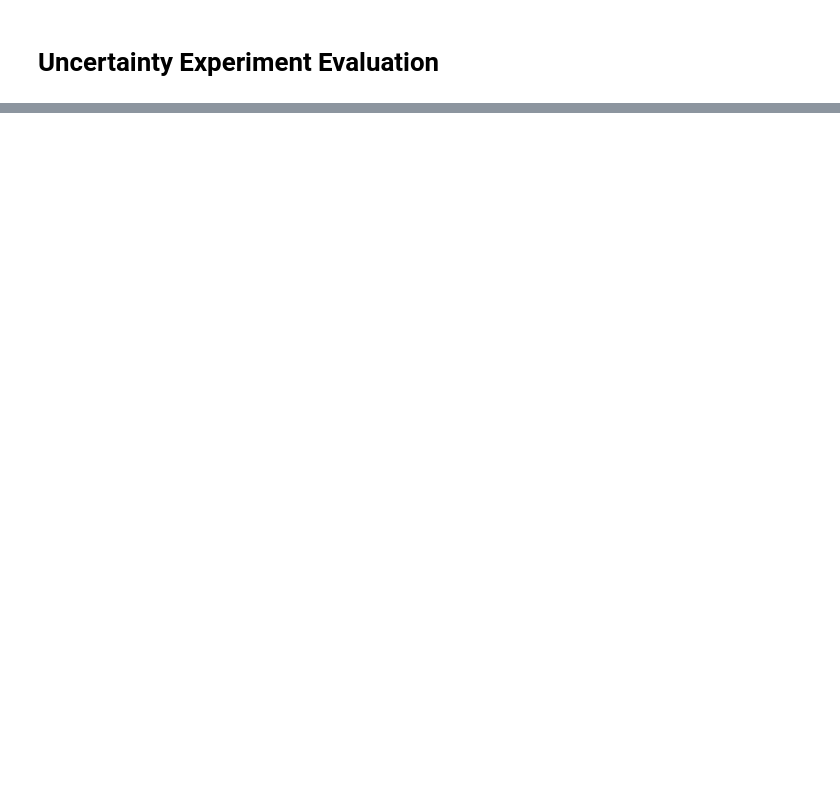
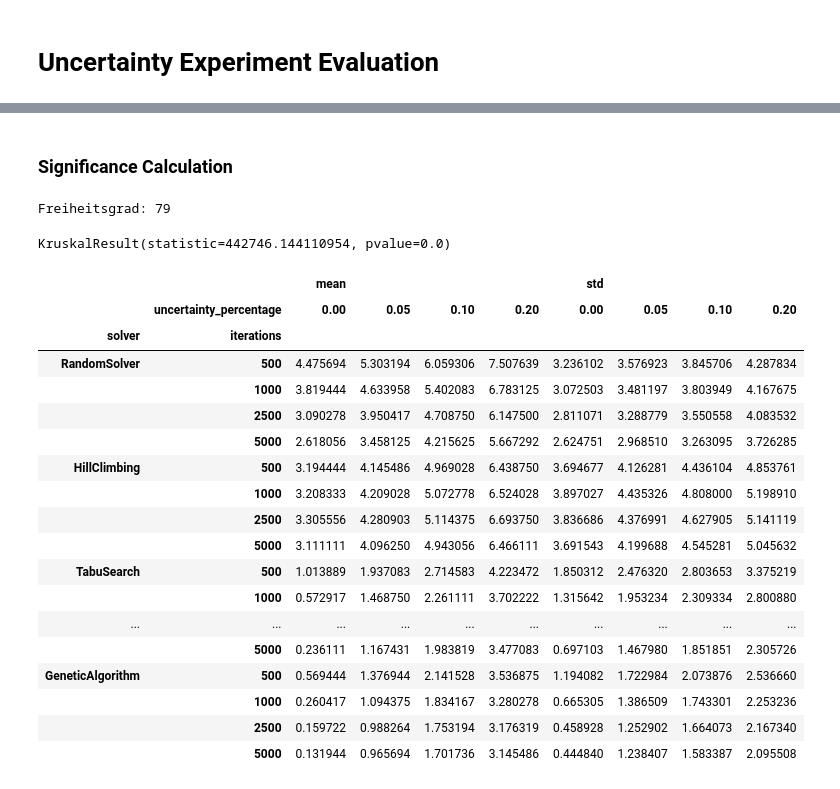
Before and after one commit to ReneKB/mrcpsp-framework, a Jupyter notebook: evaluation/uncertainty.ipynb, the cells around one changed output, grey strips where cells are left out. Drawn from its saved outputs; the diff is of its cells as text; code cells hidden in the pictures; blank space fills up the shorter version.

```diff
--- a/evaluation/uncertainty.ipynb
+++ b/evaluation/uncertainty.ipynb
@@ -19,0 +39,38 @@ NameError: name 'file' is not defined
+# %% [markdown]
+### Significance Calculation
+# %%
+list = []
+df_grouped_proactive_solver_iterations.apply(lambda df: list.append(df))
+freiheitsgrad = len(list) - 1
+print("Freiheitsgrad:", freiheitsgrad)
+
+stats.kruskal(*list)
+# %% [output]
+Freiheitsgrad: 79
+KruskalResult(statistic=442746.144110954, pvalue=0.0)
+# %%
+proactive_describe = df_grouped_proactive_solver_iterations.describe()[['mean', 'std']]
+
+# print(proactive_describe.to_latex(float_format="{:0.2f}".format))
+blub = proactive_describe.reset_index().set_index(['solver', 'iterations'])
+blub.pivot(columns='uncertainty_percentage')
+# %% [output]
+|  |  | mean |  |  |  | std |  |  |  |
+|  | uncertainty_percentage | 0.00 | 0.05 | 0.10 | 0.20 | 0.00 | 0.05 | 0.10 | 0.20 |
+| solver | iterations |  |  |  |  |  |  |  |  |
+| RandomSolver | 500 | 4.475694 | 5.303194 | 6.059306 | 7.507639 | 3.236102 | 3.576923 | 3.845706 | 4.287834 |
+|  | 1000 | 3.819444 | 4.633958 | 5.402083 | 6.783125 | 3.072503 | 3.481197 | 3.803949 | 4.167675 |
+|  | 2500 | 3.090278 | 3.950417 | 4.708750 | 6.147500 | 2.811071 | 3.288779 | 3.550558 | 4.083532 |
+|  | 5000 | 2.618056 | 3.458125 | 4.215625 | 5.667292 | 2.624751 | 2.968510 | 3.263095 | 3.726285 |
+| HillClimbing | 500 | 3.194444 | 4.145486 | 4.969028 | 6.438750 | 3.694677 | 4.126281 | 4.436104 | 4.853761 |
+|  | 1000 | 3.208333 | 4.209028 | 5.072778 | 6.524028 | 3.897027 | 4.435326 | 4.808000 | 5.198910 |
+|  | 2500 | 3.305556 | 4.280903 | 5.114375 | 6.693750 | 3.836686 | 4.376991 | 4.627905 | 5.141119 |
+|  | 5000 | 3.111111 | 4.096250 | 4.943056 | 6.466111 | 3.691543 | 4.199688 | 4.545281 | 5.045632 |
+| TabuSearch | 500 | 1.013889 | 1.937083 | 2.714583 | 4.223472 | 1.850312 | 2.476320 | 2.803653 | 3.375219 |
+|  | 1000 | 0.572917 | 1.468750 | 2.261111 | 3.702222 | 1.315642 | 1.953234 | 2.309334 | 2.800880 |
+| ... | ... | ... | ... | ... | ... | ... | ... | ... | ... |
+|  | 5000 | 0.236111 | 1.167431 | 1.983819 | 3.477083 | 0.697103 | 1.467980 | 1.851851 | 2.305726 |
+| GeneticAlgorithm | 500 | 0.569444 | 1.376944 | 2.141528 | 3.536875 | 1.194082 | 1.722984 | 2.073876 | 2.536660 |
+|  | 1000 | 0.260417 | 1.094375 | 1.834167 | 3.280278 | 0.665305 | 1.386509 | 1.743301 | 2.253236 |
+|  | 2500 | 0.159722 | 0.988264 | 1.753194 | 3.176319 | 0.458928 | 1.252902 | 1.664073 | 2.167340 |
+|  | 5000 | 0.131944 | 0.965694 | 1.701736 | 3.145486 | 0.444840 | 1.238407 | 1.583387 | 2.095508 |
```
Also changed, not shown: parts of 23 cells of this notebook, 2 other files.
